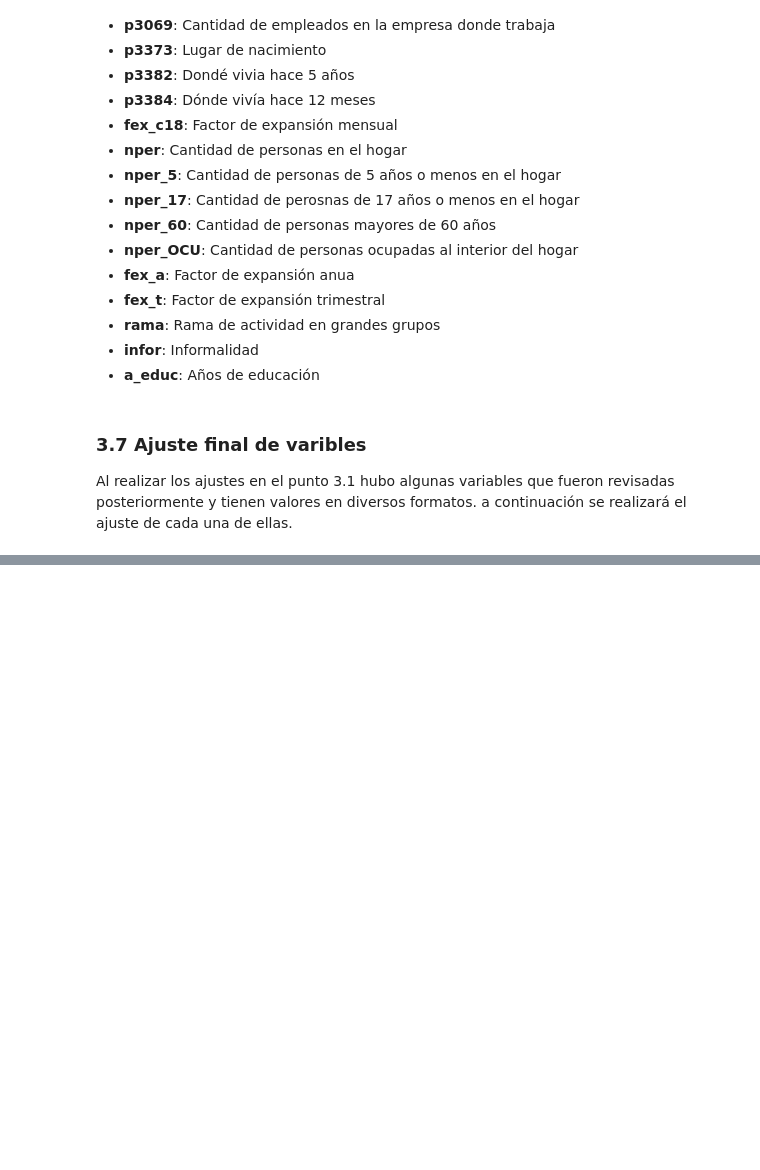
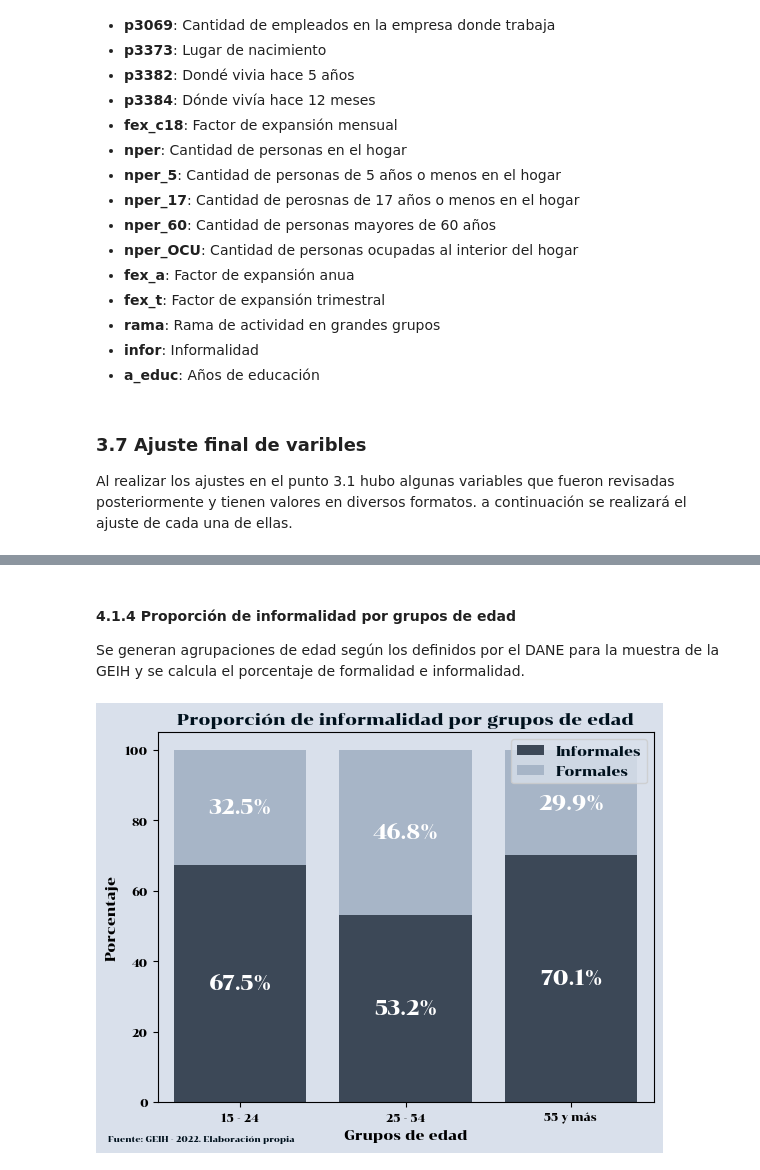
Before and after one commit to caavila96/Informalidad_GEIH_2022, a Jupyter notebook: informalidad_GEIH.ipynb, the cells around one changed output, grey strips where cells are left out. Saved outputs shown, nothing was run; the diff lists cells and outputs as text; code cells hidden in the pictures; blank space fills up the shorter version.

```diff
--- a/informalidad_GEIH.ipynb
+++ b/informalidad_GEIH.ipynb
@@ -524,0 +759,51 @@ df_final['dpto'] = df_final['dpto'].apply(mpio_divi)
+# %% [markdown]
+#### 4.1.4 Proporción de informalidad por grupos de edad
+
+Se generan agrupaciones de edad según los definidos por el DANE para la muestra de la GEIH y se calcula el porcentaje de formalidad e informalidad.
+# %%
+
+# Grupos de edad del DANE
+age_groups = ['15 - 24', '25 - 54', '55 y más']
+
+# Grupos de edad como variable
+df_final['age_group'] = pd.cut(df_final['p6040'], bins=[14, 24, 54, df_final['p6040'].max()], labels=age_groups)
+
+# Calculo del porcentaje
+edad_per = df_final.groupby(['age_group', 'infor'])['fex_a'].sum().unstack().reset_index()
+edad_per['Total'] = edad_per.sum(axis=1)
+edad_per['Formal %'] = edad_per[0] / edad_per['Total'] * 100
+edad_per['Informal %'] = edad_per[1] / edad_per['Total'] * 100
+
+# gráfica
+ax = sns.barplot(data=edad_per, x='age_group', y='Formal %', color='#37475C', label='Informales')
+sns.barplot(data=edad_per, x='age_group', y='Informal %', color='#A2B5CC', label='Formales', bottom=edad_per['Formal %'])
+
+
+# labels
+plt.title('Proporción de informalidad por grupos de edad')
+plt.xlabel('Grupos de edad')
+plt.ylabel('Porcentaje')
+
+# Show the percentage values in the center of each bar
+for p in ax.patches:
+    height = p.get_height()
+    width = p.get_width()
+    x, y = p.get_xy()
+    ax.annotate(f'{height:.1f}%', (x + width / 2, y + height / 2), ha='center', va='center', fontsize=15, color='white')
+
+
+#Tamaño de letra
+ax.tick_params(axis='x', labelsize=8)
+ax.tick_params(axis='y', labelsize=8)
+
+
+# Show the legend
+plt.legend()
+
+#nota
+ax.text(-0.1, -0.1, note, transform=ax.transAxes, va='center', fontsize=6)
+
+# Show the plot
+plt.show()
+# %% [output]
+[figure, added]
```
Also changed, not shown: parts of 52 cells of this notebook.
